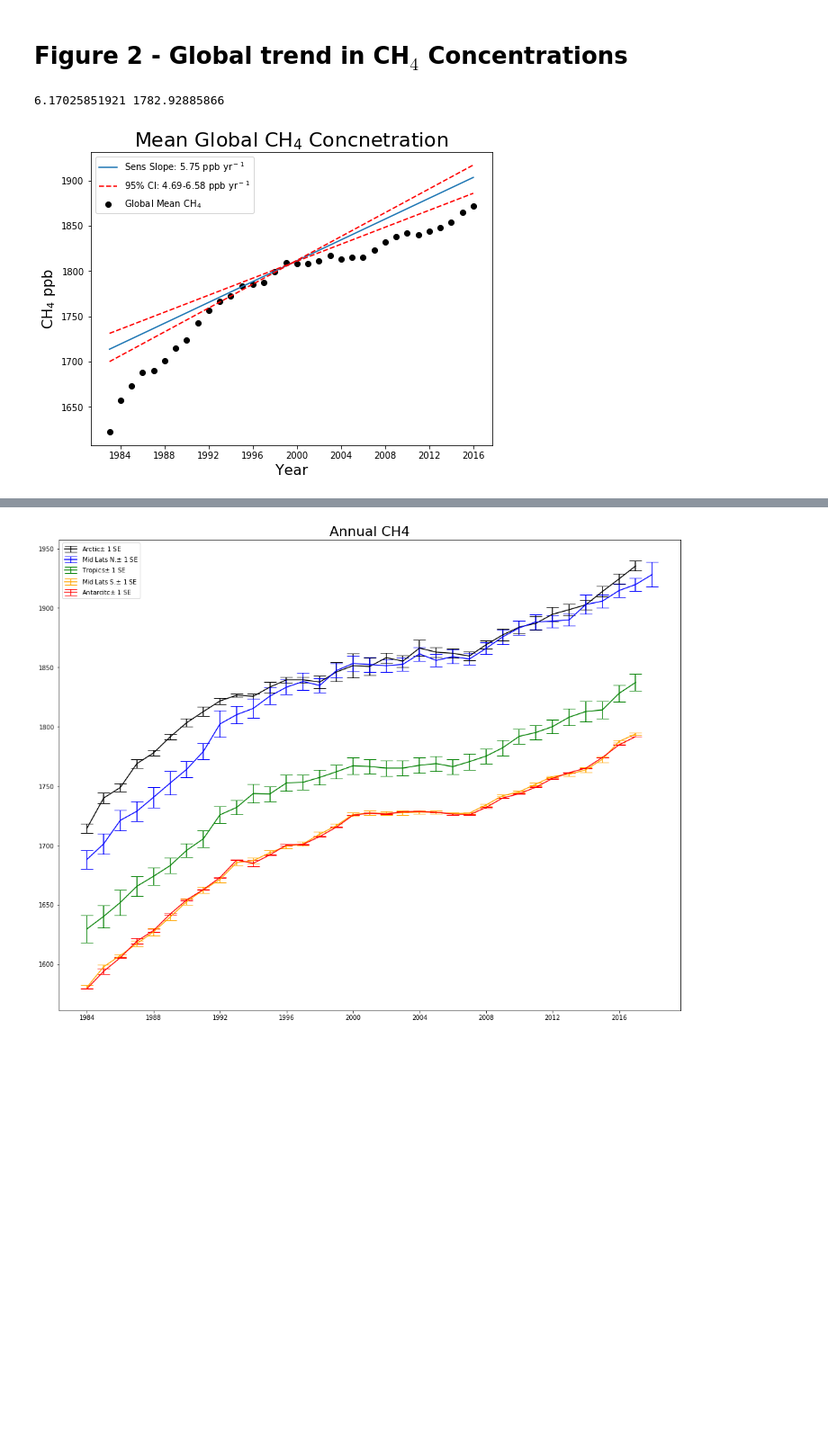
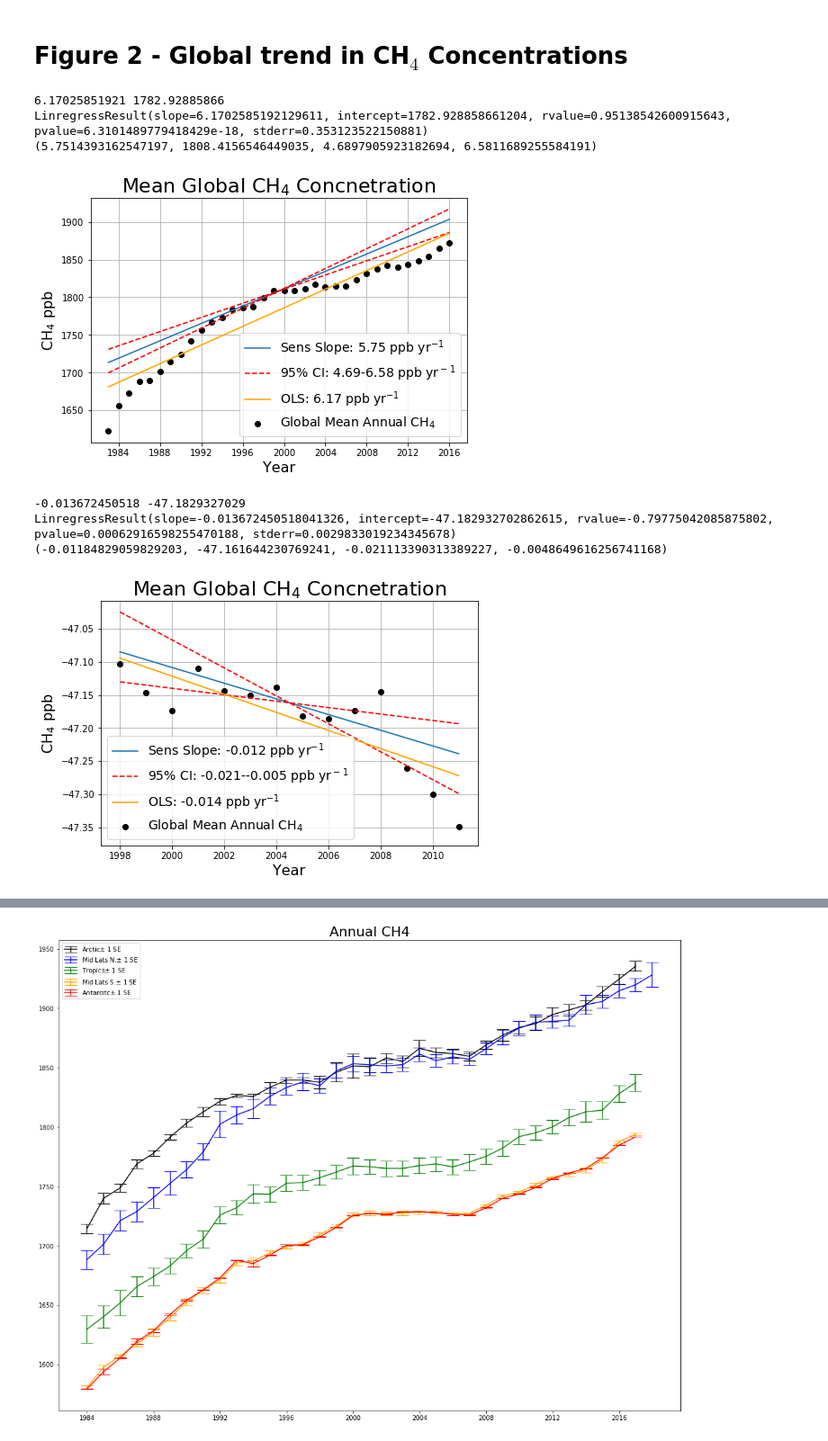
Before and after one commit to June-Skeeter/GlobalCH4Analysis, a Jupyter notebook: GlobalCH4.ipynb, the cells around one changed output, grey strips where cells are left out. Shown at 90% size. Saved outputs shown, nothing was run; the diff lists cells and outputs as text; code cells hidden in the pictures; blank space fills up the shorter version.

```diff
--- a/GlobalCH4.ipynb
+++ b/GlobalCH4.ipynb
@@ -117,8 +117,10 @@ class Parser:
     def Aggregate(self):
         self.Yearly = self.Data.resample('A').mean()
         self.Yearly_std = self.Data.resample('A').std()
+        self.Yearly_ct = self.Data.resample('A').count()
         self.Monthly = self.Data.groupby(self.Data.index.month).mean()
         self.Monthly_std = self.Data.groupby(self.Data.index.month).std()
+        self.Monthly_ct = self.Data.groupby(self.Data.index.month).count()
 
 CH4_13 = Parser()
 CH4_13.Read_Meta('C:/Users/wesle/CompsProj/13ch4/monthly/',thresh=-1000)
@@ -238,32 +327,46 @@ LegendFont = 14
 # %%
-MeanAnnual = CH4.Data.mean(axis=1).loc['1983-01-01':'2016-12-31'].resample('AS').mean()
-# MeanAnnual = CH4.Data.resample('AS').mean().loc['1984-01-01':'2016-12-31']#
-Line = np.arange(0,MeanAnnual.shape[0])
-Line = Line-Line[-1]/2
-m,b = np.polyfit(Line,MeanAnnual.values,1)
-Linear_Trend = m*Line+b
-print(m,b)
+def Slope_Analysis(Data,Period,loc,r):
+    MeanAnnual = Data.mean(axis=1).loc[Period[0]:Period[1]].resample('AS').mean()
+    # MeanAnnual = CH4.Data.resample('AS').mean().loc['1984-01-01':'2016-12-31']#
+    Line = np.arange(0,MeanAnnual.shape[0])
+    Line = Line-Line[-1]/2
+    m,b = np.polyfit(Line,MeanAnnual.values,1)
+    Linear_Trend = m*Line+b
+    print(m,b)
 
-TS = scipy.stats.mstats.theilslopes(MeanAnnual.values,Line,alpha=0.95)
-Mean_TS = TS[0]*Line + TS[1]
-Lower_TS = TS[2]*Line + TS[1]
-Upper_TS = TS[3]*Line + TS[1]
+    TS = scipy.stats.mstats.theilslopes(MeanAnnual.values,Line,alpha=0.95)
+    Mean_TS = TS[0]*Line + TS[1]
+    Lower_TS = TS[2]*Line + TS[1]
+    Upper_TS = TS[3]*Line + TS[1]
 
+    print(scipy.stats.linregress(Line,MeanAnnual))
+    print(TS)
 
+    plt.figure(figsize = (7.5,5))
+    plt.scatter(MeanAnnual.index,MeanAnnual,label = 'Global Mean Annual CH$_4$',color = 'black')
+    plt.plot(MeanAnnual.index,Mean_TS,label = 'Sens Slope: '+str(np.round(TS[0],r))+' ppb yr$^{-1}$')
+    plt.plot(MeanAnnual.index,Lower_TS,
+             label = '95% CI: '+str(np.round(TS[2],r))+'-'+str(np.round(TS[3],r))+' ppb yr$^-$$^1$',
+             color = 'red',linestyle = '--')
+    plt.plot(MeanAnnual.index,Upper_TS,color = 'red',linestyle = '--')
+    plt.plot(MeanAnnual.index,Linear_Trend,color='orange', label='OLS: '+str(np.round(m,r))+' ppb yr$^{-1}$')
+    plt.title('Mean Global CH$_4$ Concnetration',fontsize = TitleFont)
+    plt.ylabel('CH$_4$ ppb',fontsize = AxisLabelFont)
+    plt.xlabel('Year',fontsize = AxisLabelFont)
+    plt.legend(fontsize = LegendFont,loc=loc)
+    plt.grid()
+    plt.show()
 
-plt.figure(figsize = (8,6))
-plt.scatter(MeanAnnual.index,MeanAnnual,label = 'Global Mean',color = 'black')
-plt.plot(MeanAnnual.index,Mean_TS,label = 'Theil-Sens Slope: '+str(np.round(TS[0],2))+' ppb yr$^-$$^1$')
-plt.plot(MeanAnnual.index,Lower_TS,
-         label = '95% CI: '+str(np.round(TS[2],2))+'-'+str(np.round(TS[3],2))+' ppb yr$^-$$^1$',
-         color = 'red',linestyle = '--')
-plt.plot(MeanAnnual.index,Upper_TS,color = 'red',linestyle = '--')
-plt.title('Mean Global CH$_4$ Concnetration',fontsize = TitleFont)
-plt.ylabel('CH$_4$ ppb',fontsize = AxisLabelFont)
-plt.xlabel('Year',fontsize = AxisLabelFont)
-plt.legend(fontsize = LegendFont)
-plt.show()
+Slope_Analysis(CH4.Data,Period = ['1983-01-01','2016-12-31'],loc=4,r=2)
+
+Slope_Analysis(CH4_13.Data,Period = ['1998-01-01','2011-12-31'],loc=3,r=3)
 # %% [output]
 6.17025851921 1782.92885866
+LinregressResult(slope=6.1702585192129611, intercept=1782.928858661204, rvalue=0.95138542600915643, pvalue=6.3101489779418429e-18, stderr=0.353123522150881)
+(5.7514393162547197, 1808.4156546449035, 4.6897905923182694, 6.5811689255584191)
-[figure, old version]
+[figure, new version]
+-0.013672450518 -47.1829327029
+LinregressResult(slope=-0.013672450518041326, intercept=-47.182932702862615, rvalue=-0.79775042085875802, pvalue=0.00062916598255470188, stderr=0.0029833019234345678)
+(-0.01184829059829203, -47.161644230769241, -0.021113390313389227, -0.0048649616256741168)
+[figure, added]
 # %%
```
Also changed, not shown: parts of 19 cells of this notebook.
